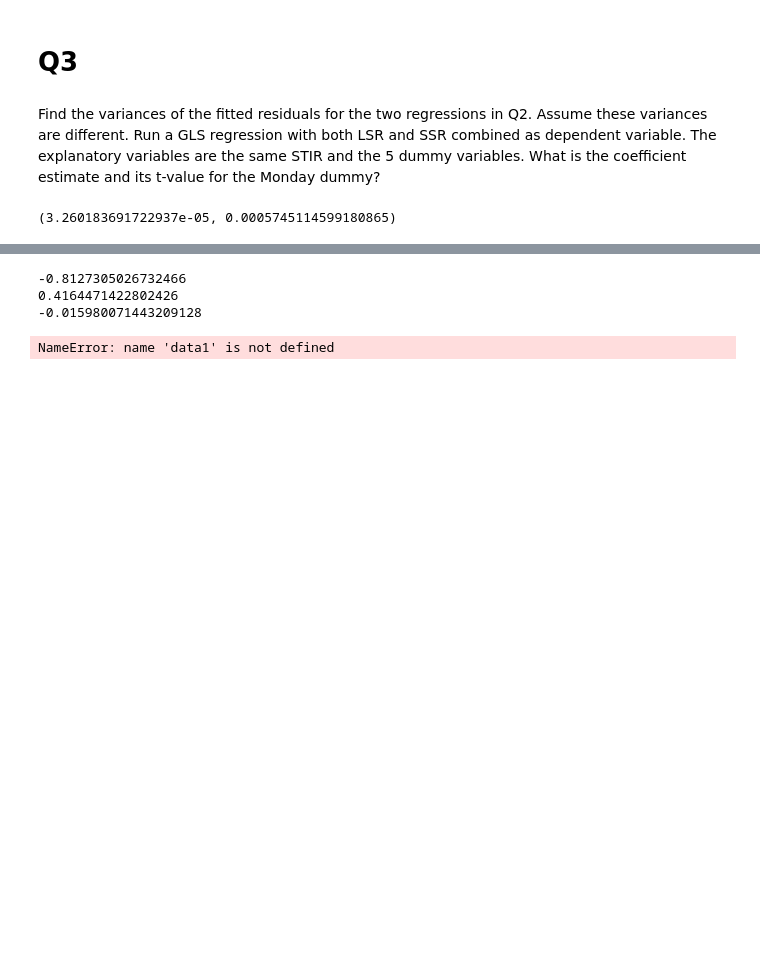
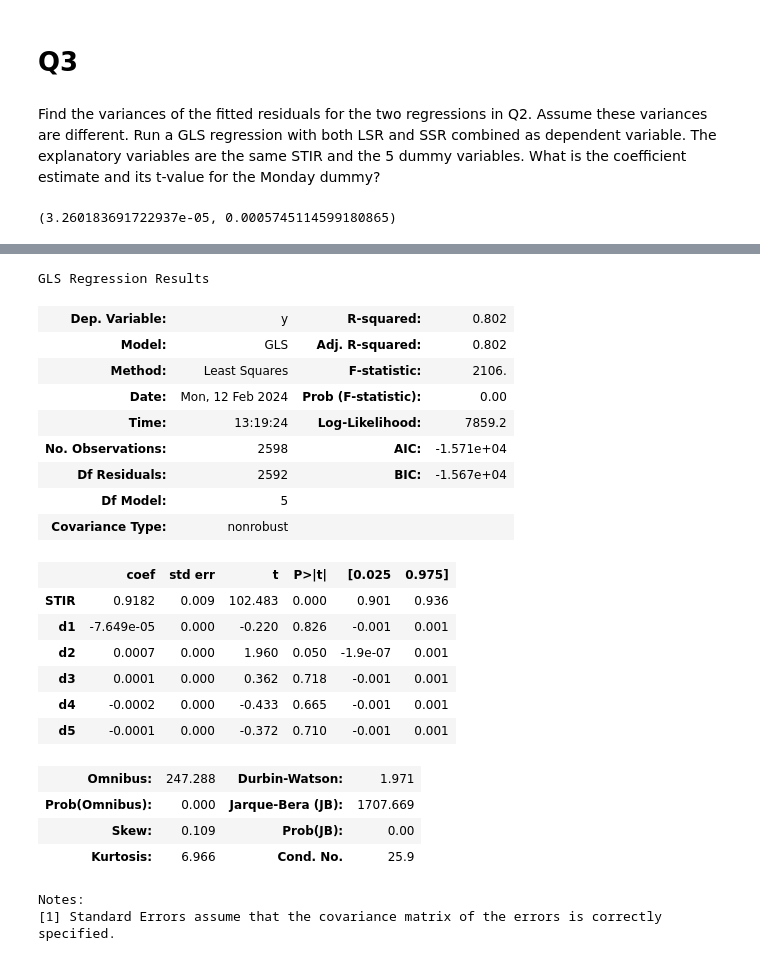
Before and after one commit to xueyuanhuang/qf604, a Jupyter notebook: hw3/hw3.ipynb, the cells around one changed output, grey strips where cells are left out. Cells and saved outputs as stored; diff of their text form; code cells hidden in the pictures; blank space fills up the shorter version.

```diff
--- a/hw3/hw3.ipynb
+++ b/hw3/hw3.ipynb
@@ -124,14 +124,8 @@ Notes:
 # %% [markdown]
 Find the variances of the fitted residuals for the two regressions in Q2. Assume these variances are different. Run a GLS regression with both LSR and SSR combined as dependent variable. The explanatory variables are the same STIR and the 5 dummy variables. What is the coefficient estimate and its t-value for the Monday dummy?
 # %%
-np.var(result1.resid),np.var(result2.resid)
+var_lsr = np.var(result1.resid)
+var_ssr = np.var(result2.resid)
+var_lsr, var_ssr
 # %% [output]
 (3.260183691722937e-05, 0.0005745114599180865)
-# %%
-resid_fit1 = sm.OLS(
-    np.asarray(result1.resid)[1:], sm.add_constant(np.asarray(result1.resid)[:-1])
-).fit()
-print(resid_fit1.tvalues[1])
-print(resid_fit1.pvalues[1])
-rho1 = resid_fit1.params[1]
-print(rho1)
@@ -142,8 +131,0 @@ print(rho1)
-# %%
-resid_fit2 = sm.OLS(
-    np.asarray(result2.resid)[1:], sm.add_constant(np.asarray(result2.resid)[:-1])
-).fit()
-print(resid_fit2.tvalues[1])
-print(resid_fit2.pvalues[1])
-rho2 = resid_fit2.params[1]
-print(rho2)
@@ -189,12 +131,0 @@ Notes:
-# %%
-resid_fit = sm.OLS(
-    np.asarray(results.resid)[1:], sm.add_constant(np.asarray(results.resid)[:-1])
-).fit()
-print(resid_fit.tvalues[1])
-print(resid_fit.pvalues[1])
-rho = resid_fit.params[1]
-print(rho)
-# %% [output]
--0.8127305026732466
-0.4164471422802426
--0.015980071443209128
@@ -205,7 +131,0 @@ gls_res.summary()
-# %%
-gls_model = sm.GLS(data1['contcpdret'], Dx, sigma=sigma_combined)
-gls_results = gls_model.fit()
-
-print(gls_results.summary())
-# %% [output]
-NameError: name 'data1' is not defined
@@ -229,0 +139,31 @@ gls_res.summary()
+# %%
+vars = np.array([var_lsr]*len(data) + [var_ssr]*len(data))
+cov_matrix = np.diag(vars)
+
+gls_model = sm.GLS(y,x1,sigma=cov_matrix)
+res = gls_model.fit()
+res.summary()
+# %% [output]
+GLS Regression Results
+| Dep. Variable: | y | R-squared: | 0.802 |
+| Model: | GLS | Adj. R-squared: | 0.802 |
+| Method: | Least Squares | F-statistic: | 2106. |
+| Date: | Mon, 12 Feb 2024 | Prob (F-statistic): | 0.00 |
+| Time: | 13:19:24 | Log-Likelihood: | 7859.2 |
+| No. Observations: | 2598 | AIC: | -1.571e+04 |
+| Df Residuals: | 2592 | BIC: | -1.567e+04 |
+| Df Model: | 5 |  |  |
+| Covariance Type: | nonrobust |  |  |
+|  | coef | std err | t | P>|t| | [0.025 | 0.975] |
+| STIR | 0.9182 | 0.009 | 102.483 | 0.000 | 0.901 | 0.936 |
+| d1 | -7.649e-05 | 0.000 | -0.220 | 0.826 | -0.001 | 0.001 |
+| d2 | 0.0007 | 0.000 | 1.960 | 0.050 | -1.9e-07 | 0.001 |
+| d3 | 0.0001 | 0.000 | 0.362 | 0.718 | -0.001 | 0.001 |
+| d4 | -0.0002 | 0.000 | -0.433 | 0.665 | -0.001 | 0.001 |
+| d5 | -0.0001 | 0.000 | -0.372 | 0.710 | -0.001 | 0.001 |
+| Omnibus: | 247.288 | Durbin-Watson: | 1.971 |
+| Prob(Omnibus): | 0.000 | Jarque-Bera (JB): | 1707.669 |
+| Skew: | 0.109 | Prob(JB): | 0.00 |
+| Kurtosis: | 6.966 | Cond. No. | 25.9 |
+Notes:
+[1] Standard Errors assume that the covariance matrix of the errors is correctly specified.
```
Also changed, not shown: parts of 12 cells of this notebook, 5 other files.
